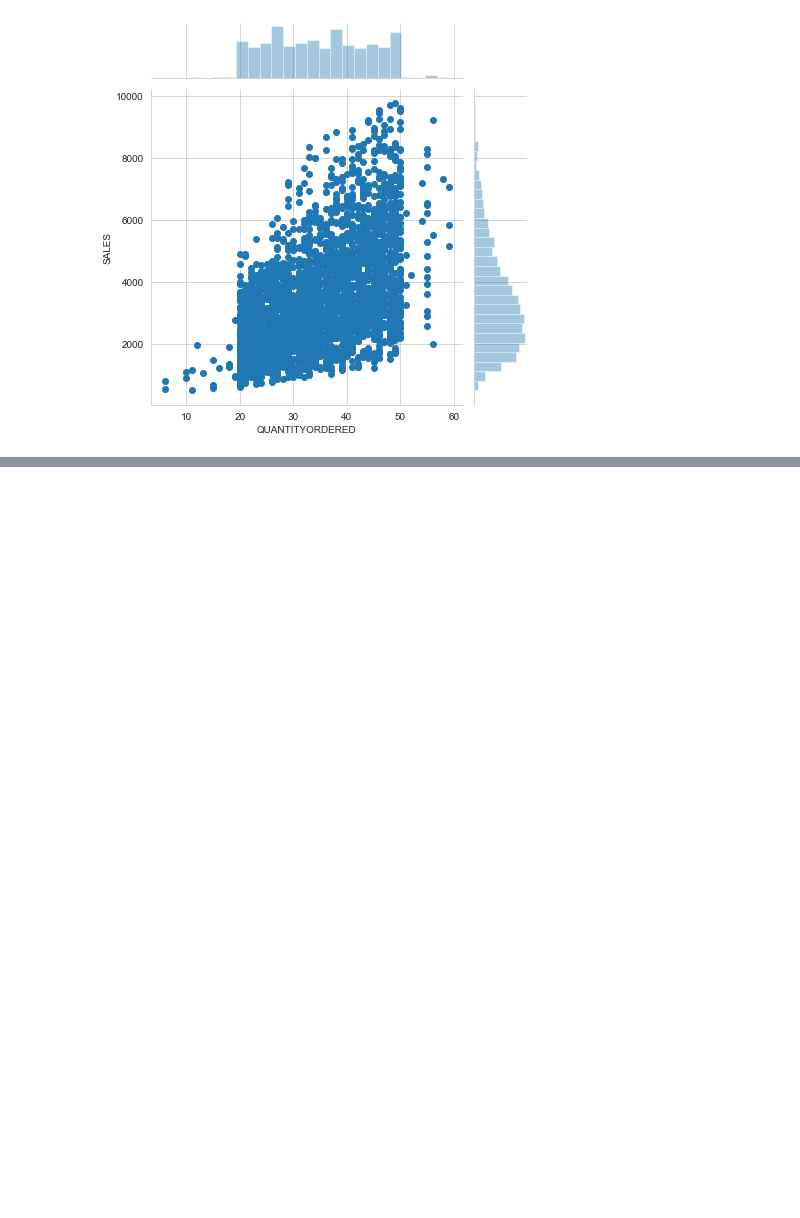
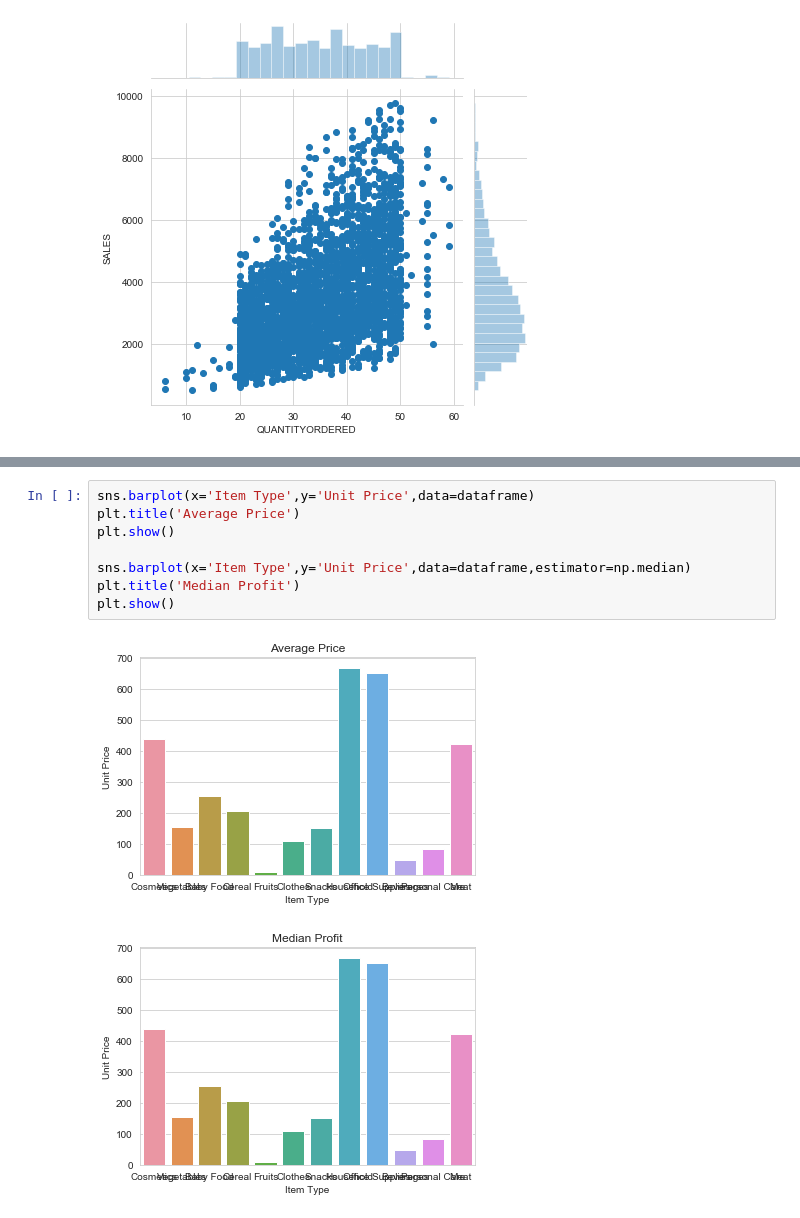
Before and after one commit to Deepanshuchauhan123/Machine-Learning, a Jupyter notebook: Seaborn/Seaborn.ipynb, the cells around one changed output, grey strips where cells are left out. Saved outputs shown, nothing was run; the diff lists cells and outputs as text; blank space fills up the shorter version.

```diff
--- a/Seaborn/Seaborn.ipynb
+++ b/Seaborn/Seaborn.ipynb
@@ -79,0 +95,11 @@ plt.show()
+# %%
+sns.barplot(x='Item Type',y='Unit Price',data=dataframe)
+plt.title('Average Price')
+plt.show()
+
+sns.barplot(x='Item Type',y='Unit Price',data=dataframe,estimator=np.median)
+plt.title('Median Profit')
+plt.show()
+# %% [output]
+[figure, added]
+[figure, added]
```
Also changed, not shown: parts of 2 cells of this notebook, 1 other file.
